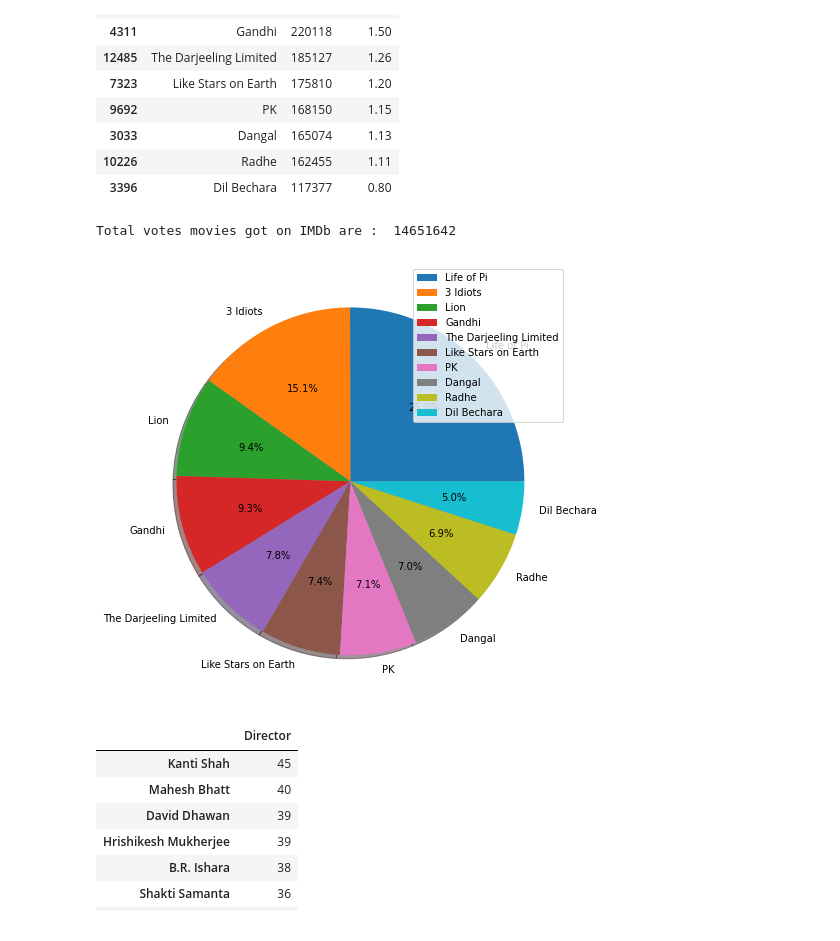
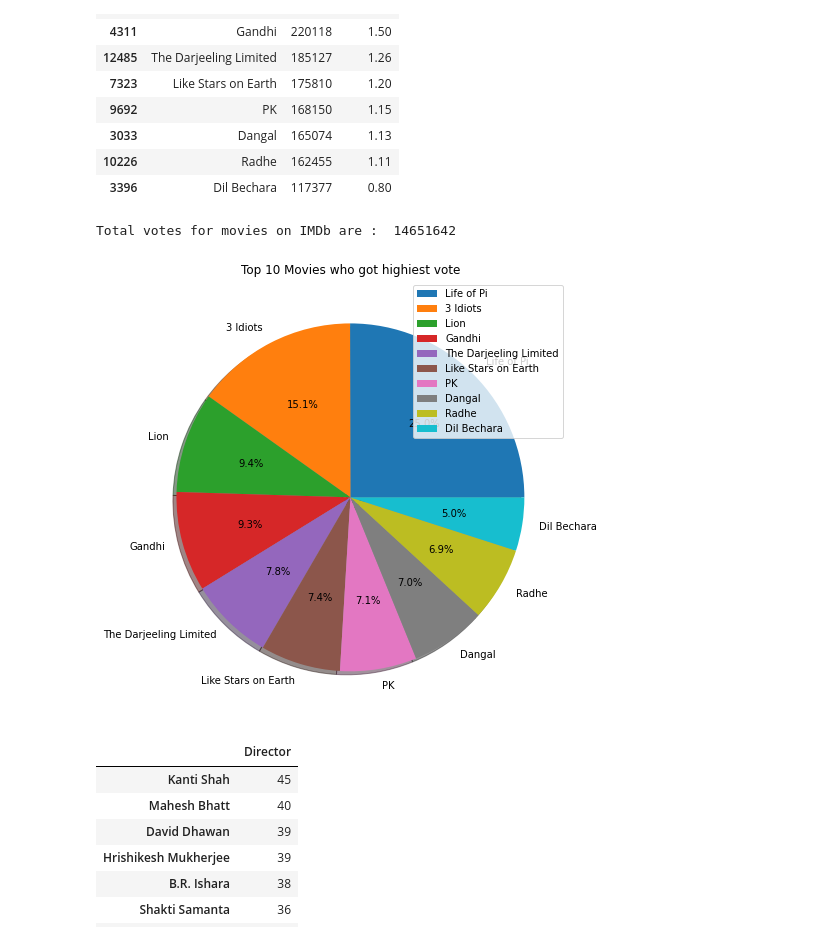
Before and after one commit to praffs18/EDA-on-All-Indian-movies-IMDb-data, a Jupyter notebook: EDA_on_All_Indian_movies_IMDb_data.ipynb, the cells around one changed output. Drawn from its saved outputs; the diff is of its cells as text; code cells hidden in the pictures.

Commit message:
Data Analysis 3

```diff
--- a/EDA_on_All_Indian_movies_IMDb_data.ipynb
+++ b/EDA_on_All_Indian_movies_IMDb_data.ipynb
@@ -430,17 +430,18 @@ top_votes
 | 10226 | Radhe | 162455 | 1.11 |
 | 3396 | Dil Bechara | 117377 | 0.80 |
 # %%
-print("Total votes movies got on IMDb are : ",data_2.Votes.sum())
+print("Total votes for movies on IMDb are : ",data_2.Votes.sum())
 # %% [output]
-Total votes movies got on IMDb are :  14651642
+Total votes for movies on IMDb are :  14651642
 # %%
 # Plot the top 10 movies who got highest vote on IMDb
 plt.figure(figsize=(20,8))
 plt.pie(top_votes['Votes %'], labels= top_votes['Name'], shadow = True, autopct='%1.1f%%')
+plt.title("Top 10 Movies who got highiest vote")
 plt.legend()
 plt.show()
 # %% [output]
-[figure, old version]
+[figure, new version]
 # %%
 # Top 10 Directors who had direct most of the movies
 top_dir = pd.DataFrame(data_2['Director'].value_counts().head(10))
```
Also changed, not shown: parts of 5 cells of this notebook.
